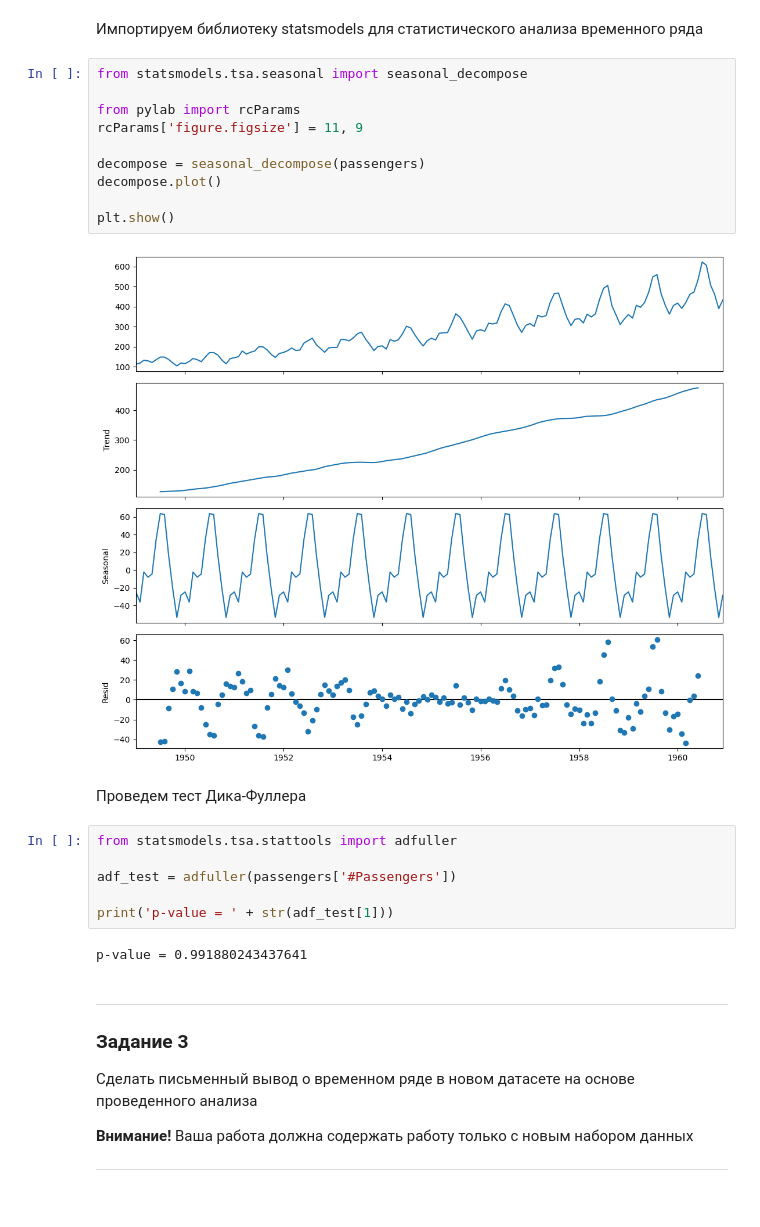
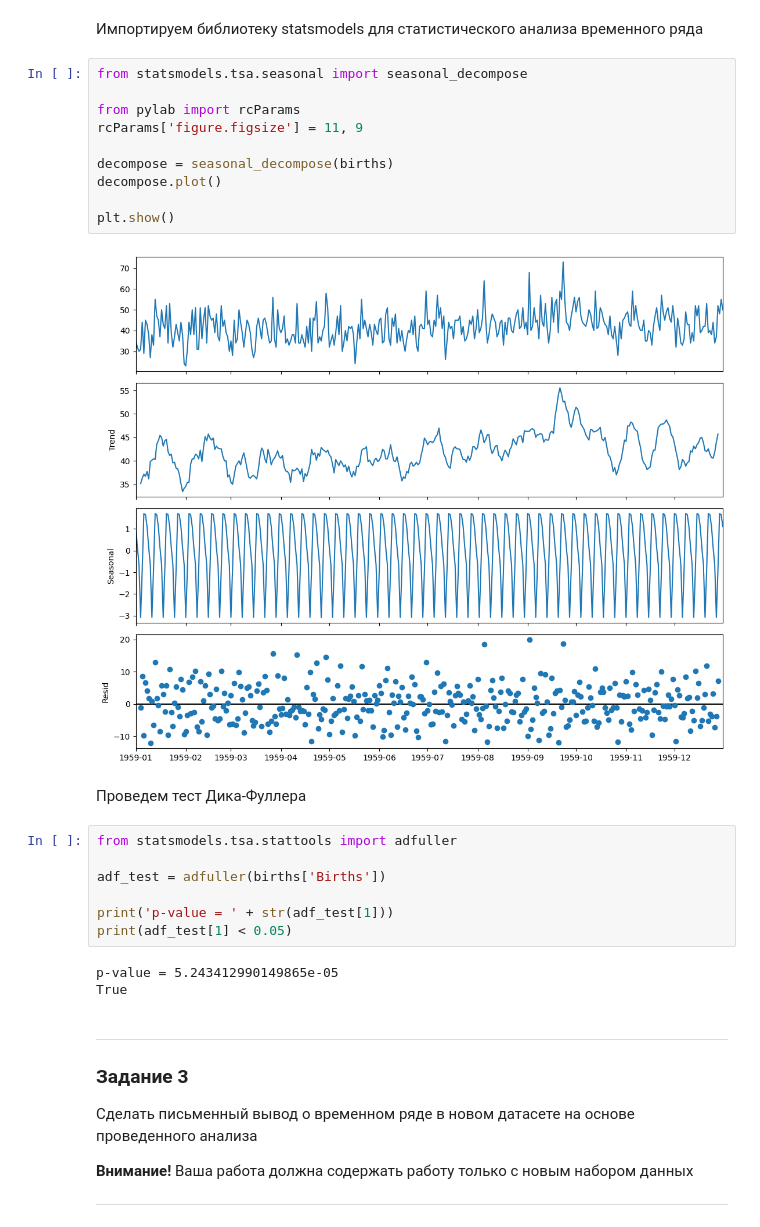
Before and after one commit to Mortemine/bfu-ml, a Jupyter notebook: solutions/solution_1/TSLab_1.ipynb, the cells around one changed output. Drawn from its saved outputs; the diff is of its cells as text.

```diff
--- a/solutions/solution_1/TSLab_1.ipynb
+++ b/solutions/solution_1/TSLab_1.ipynb
@@ -120,25 +158,27 @@ plt.show()
 # %%
 from statsmodels.tsa.seasonal import seasonal_decompose
 
 from pylab import rcParams
 rcParams['figure.figsize'] = 11, 9
 
-decompose = seasonal_decompose(passengers)
+decompose = seasonal_decompose(births)
 decompose.plot()
 
 plt.show()
 # %% [output]
-[figure, old version]
+[figure, new version]
 # %% [markdown]
 Проведем тест Дика-Фуллера
 # %%
 from statsmodels.tsa.stattools import adfuller
 
-adf_test = adfuller(passengers['#Passengers'])
+adf_test = adfuller(births['Births'])
 
 print('p-value = ' + str(adf_test[1]))
+print(adf_test[1] < 0.05)
 # %% [output]
-p-value = 0.991880243437641
+p-value = 5.243412990149865e-05
+True
 # %% [markdown]
 ______________________
 ### Задание 3
```
Also changed, not shown: parts of 10 cells of this notebook, 1 other file.
